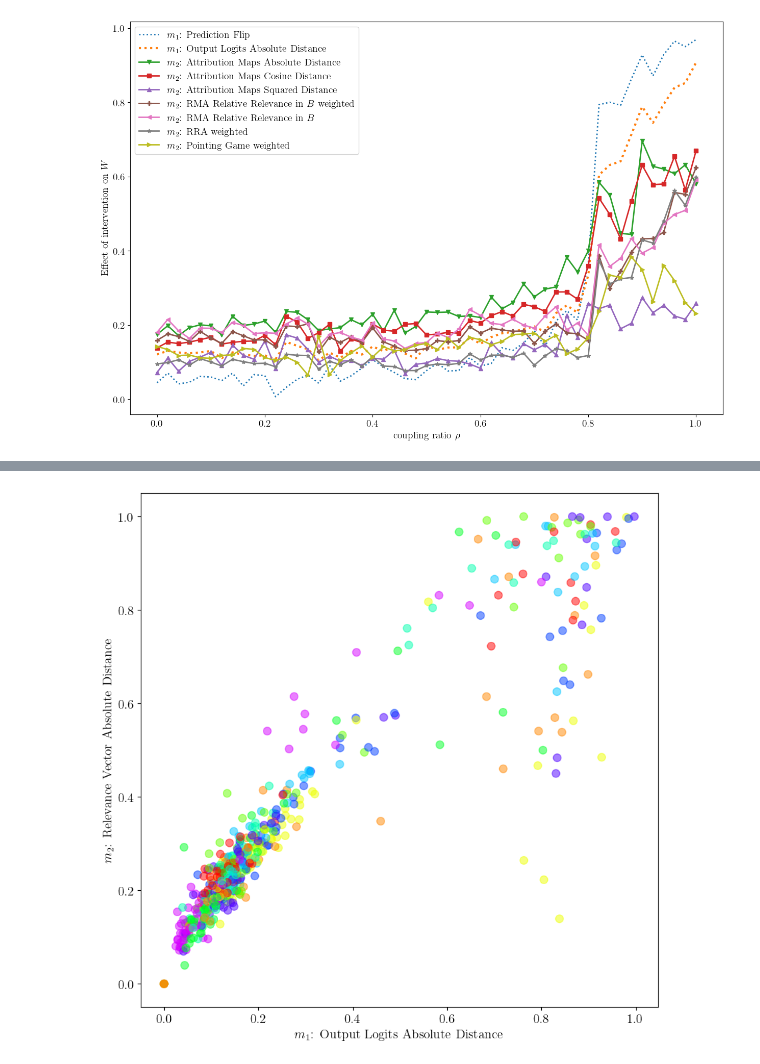
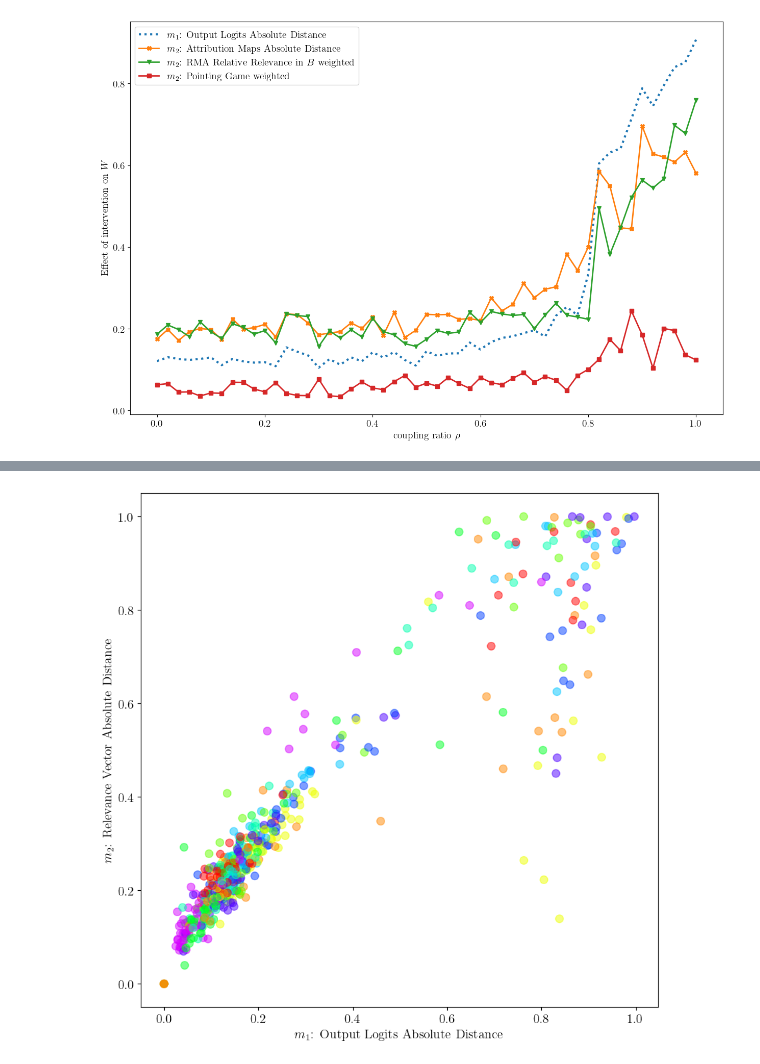
Before and after one commit to lillijo/xai-evaluation-master-thesis, a Jupyter notebook: experiments/compare_measures.ipynb, the cells around one changed output, grey strips where cells are left out. Cells and saved outputs as stored; diff of their text form; code cells hidden in the pictures.

```diff
--- a/experiments/compare_measures.ipynb
+++ b/experiments/compare_measures.ipynb
@@ -163,9 +169,12 @@ with gzip.open(
 ) as f:
     rel_max_m = pickle.load(f)
 
-perseed_all = torch.zeros(51, iterations, 37)
-perseed_all[:, :, :17] = per_sample.mean(dim=2)
-perseed_all[:, :, 17:] = rel_max_m
+perseed_all = torch.zeros(51, iterations, per_sample.shape[3] + rel_max_m.shape[2])
+perseed_all[:, :, : per_sample.shape[3]] = per_sample.mean(dim=2)
+perseed_all[:, :, per_sample.shape[3] :] = rel_max_m
+perseed_all.requires_grad = False
 """ perseed_some = perseed_all[:,:10,:]
 iterations = 10 """
 rel_max_m.shape, per_sample.shape, perseed_all.shape
+
+BIASES = list(np.round(np.linspace(0, 1, 51), 3))  # [0,0.5,0.9, 1.0]#
@@ -328,11 +333,9 @@ def draw_measures(perseed_all, ptype="all", with_title=False):
         """ if l == "m2_mac_euclid":
             vals = vals * 10 """
         if l == "m2_mac_l2square":
-            vals = vals * (30**2)  # / perseed_all[:, :, i].max()
+            vals = vals * (32**2)  # / perseed_all[:, :, i].max() #
         if l == "m2_mac_euclid":
-            vals = vals * 32  # / math.sqrt(8)
-        if l == "m2_bbox_rel":
-            vals = vals /3  # / math.sqrt(8)
+            vals = vals / perseed_all[:, :, i].max()  # * (30)  #
         # vals = (vals / vals.max()) * torch.mean(perseed_all[:, :, 1], dim=1).max()
         sigma = torch.std(normed, dim=1) / math.sqrt(iterations)
         # vmin = torch.min(per_seed[:, :, i], dim=1).values
@@ -355,62 +358,64 @@ def draw_measures(perseed_all, ptype="all", with_title=False):
                 facecolor=colors[en],
                 alpha=0.3,
             ) """
     if with_title:
         plt.title(plot_variables[1])
     plt.ylabel(plot_variables[2])
     plt.xlabel("coupling ratio $\\rho$")
     """ plt.legend(
         bbox_to_anchor=(0.0, plot_variables[3], 1.0, 0.102),
         loc="lower left",
         ncols=plot_variables[4],
         mode="expand",
         borderaxespad=0.0,
     ) """
     plt.legend(loc="upper left")
 
 
 draw_measures(
     perseed_all,
     [
-        "m1_phi",
-        "m1_mlc_abs",
-        # "m1_mlc_euclid",
-        #"m1_mlc_l2square",
-        #"m1_mlc_cosine",
-        #"m2_rel_abs",
-        # "m2_rel_cosine",
-        # "m2_rel_euclid",
-        # "m2_rel_l2square",
-        "m2_mac_abs",
-        #"m2_mac_euclid",
-        "m2_mac_cosine",
-        "m2_mac_l2square",
-        "m2_rma",
-        "m2_bbox_rel",
-        "m2_rra_weighted",
-        "m2_pg_weighted",
-        # "m2_Rel_max_diff",
-        # "m2_Rel_max_m_rels",
-        # "m2_Rel_max_stats",
-        # "m2_Rel_max_stats_diff",
-        # "m2_Act_max_diff",
-        # "m2_Act_max_m_rels",
-        # "m2_Act_max_stats",
-        # "m2_Act_max_stats_diff",
+    #"m1_phi",
+    "m1_mlc_abs",
+    #"m1_mlc_cosine",
+    #"m1_mlc_euclid",
+    #"m1_mlc_l2square",
+    #"m2_rel_abs",
+    #"m2_rel_cosine",
+    #"m2_rel_euclid",
+    #"m2_rel_l2square",
+    "m2_mac_abs",
+    #"m2_mac_euclid",
+    #"m2_mac_cosine",
+    #"m2_mac_l2square",
+    "m2_rma",
+    #"m2_rma_unweighted",
+    "m2_pg_weighted",
+    #"m2_pg_unweighted",
+    #"m2_rra_weighted",
+    #"m2_rra_unweighted",
+    #"m2_Rel_max_diff",
+    #"m2_Rel_max_m_rels",
+    #"m2_Rel_max_stats",
+    #"m2_Rel_max_stats_diff",
+    #"m2_Act_max_diff",
+    #"m2_Act_max_m_rels",
+    #"m2_Act_max_stats",
+    #"m2_Act_max_stats_diff",
     #"m2_Rel_sum_diff",
-        # "m2_Rel_sum_m_rels",
-        # "m2_Rel_sum_stats",
-        # "m2_Rel_sum_stats_diff",
+    #"m2_Rel_sum_m_rels",
+    #"m2_Rel_sum_stats",
+    #"m2_Rel_sum_stats_diff",
     #"m2_Act_sum_diff",
-        # "m2_Act_sum_m_rels",
-        # "m2_Act_sum_stats",
-        # "m2_Act_sum_stats_diff",
+    #"m2_Act_sum_m_rels",
+    #"m2_Act_sum_stats",
+    #"m2_Act_sum_stats_diff",
     ],
 )
 
 # works:  "m2_Rel_max_diff","m2_Act_max_diff","m2_Rel_sum_diff","m2_Act_sum_diff",
 # is around 0.8 constant:  "m_rels"
 # is around 1.2 constant:  "stats"
 # works somehow but not much:  "m2_Rel_max_stats_diff","m2_Act_max_stats_diff", "m2_Rel_sum_stats_diff","m2_Act_sum_stats_diff",
 # %% [output]
-[figure, old version]
+[figure, new version]
```
Also changed, not shown: parts of 12 cells of this notebook, 9 other files.
